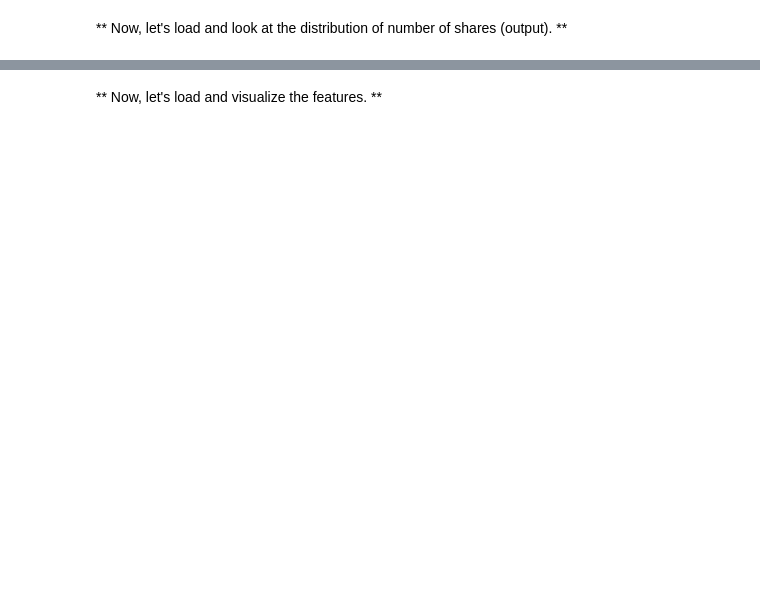
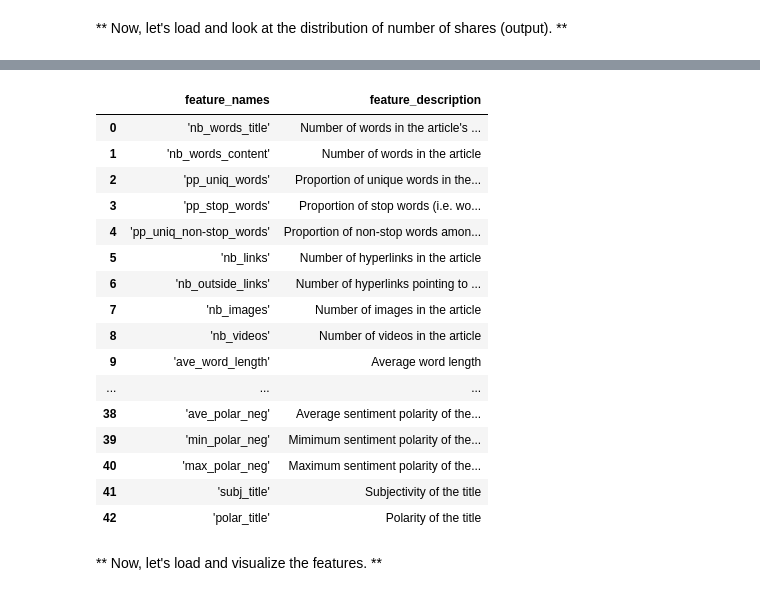
Before and after one commit to abdeljelilmaadi/2022-mines-HPC-AI-TD, a Jupyter notebook: 03-ProjectIntro.ipynb, the cells around one changed output, grey strips where cells are left out. Cells and saved outputs as stored; diff of their text form; code cells hidden in the pictures; blank space fills up the shorter version.

```diff
--- a/03-ProjectIntro.ipynb
+++ b/03-ProjectIntro.ipynb
@@ -198,3 +305,23 @@ plt.xlim((0,10000))
+# %%
+feature_data
+# %% [output]
+|  | feature_names | feature_description |
+| 0 | 'nb_words_title' | Number of words in the article's ... |
+| 1 | 'nb_words_content' | Number of words in the article |
+| 2 | 'pp_uniq_words' | Proportion of unique words in the... |
+| 3 | 'pp_stop_words' | Proportion of stop words (i.e. wo... |
+| 4 | 'pp_uniq_non-stop_words' | Proportion of non-stop words amon... |
+| 5 | 'nb_links' | Number of hyperlinks in the article |
+| 6 | 'nb_outside_links' | Number of hyperlinks pointing to ... |
+| 7 | 'nb_images' | Number of images in the article |
+| 8 | 'nb_videos' | Number of videos in the article |
+| 9 | 'ave_word_length' | Average word length |
+| ... | ... | ... |
+| 38 | 'ave_polar_neg' | Average sentiment polarity of the... |
+| 39 | 'min_polar_neg' | Mimimum sentiment polarity of the... |
+| 40 | 'max_polar_neg' | Maximum sentiment polarity of the... |
+| 41 | 'subj_title' | Subjectivity of the title |
+| 42 | 'polar_title' | Polarity of the title |
 # %% [markdown]
 ** Now, let's load and visualize the features. **
 # %%
```
Also changed, not shown: parts of 31 cells of this notebook, 8 other files.
